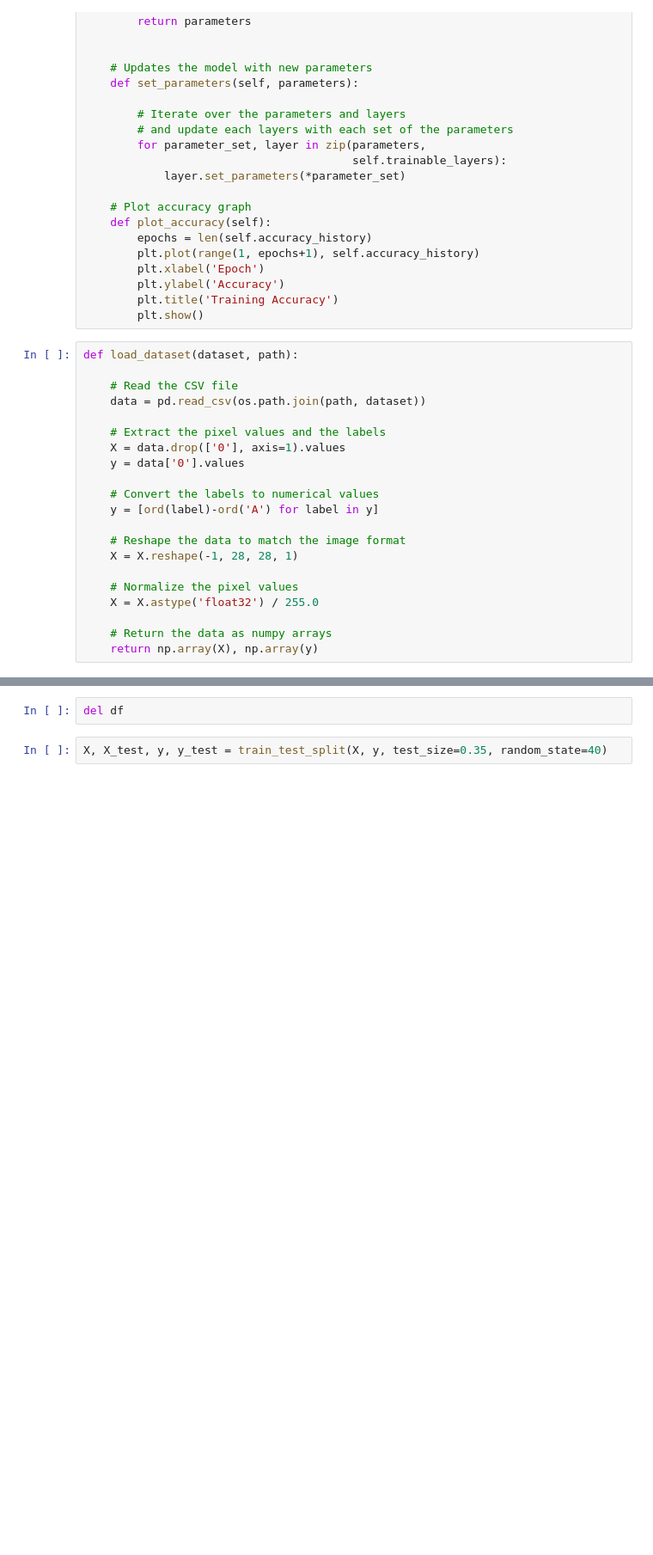
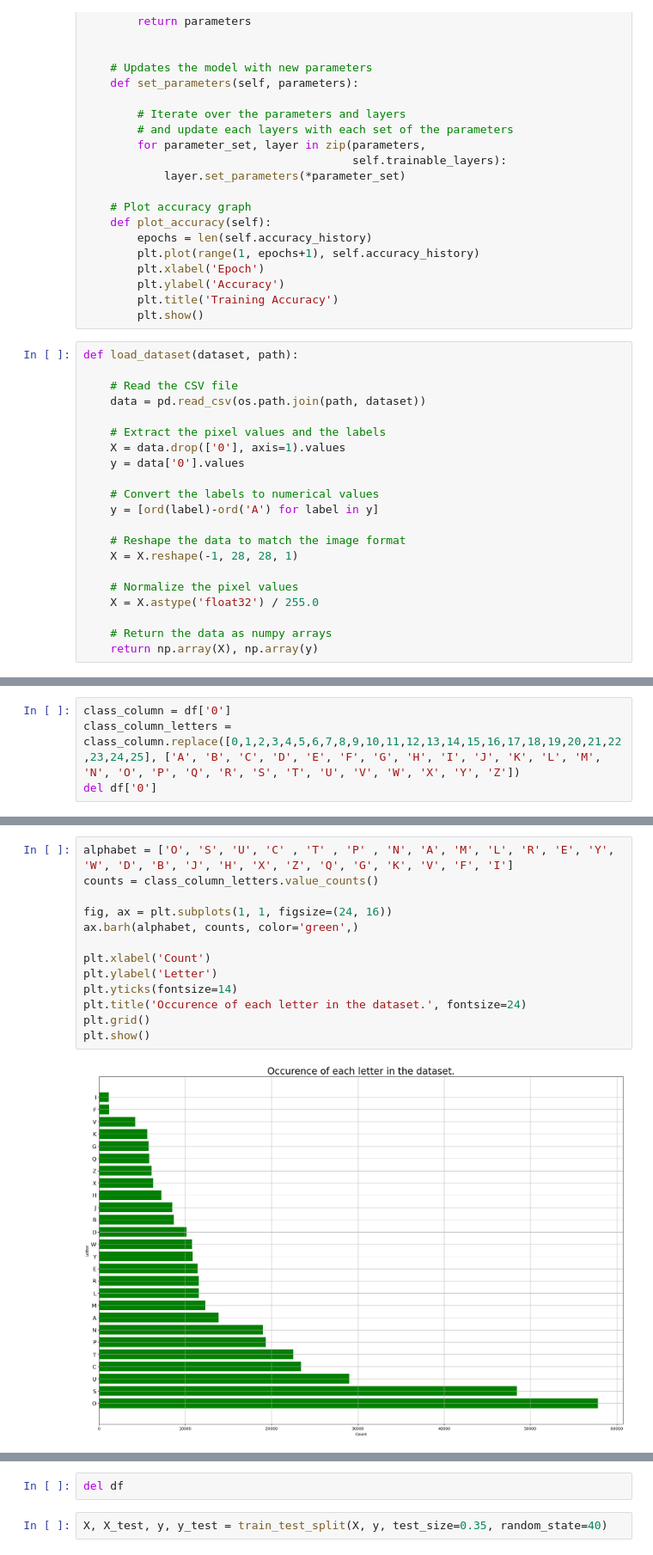
Before and after one commit to MirzaSubasic/letter-recognition, a Jupyter notebook: letter reckognition from scratch 2.ipynb, the cells around one changed output, grey strips where cells are left out. Shown at 86% size. Saved outputs shown, nothing was run; the diff lists cells and outputs as text; blank space fills up the shorter version.

```diff
--- a/letter reckognition from scratch 2.ipynb
+++ b/letter reckognition from scratch 2.ipynb
@@ -782,0 +777,4 @@ y = class_column
+# %%
+class_column = df['0']
+class_column_letters = class_column.replace([0,1,2,3,4,5,6,7,8,9,10,11,12,13,14,15,16,17,18,19,20,21,22,23,24,25], ['A', 'B', 'C', 'D', 'E', 'F', 'G', 'H', 'I', 'J', 'K', 'L', 'M', 'N', 'O', 'P', 'Q', 'R', 'S', 'T', 'U', 'V', 'W', 'X', 'Y', 'Z'])
+del df['0']
@@ -782,0 +795,15 @@ y = class_column
+# %%
+alphabet = ['O', 'S', 'U', 'C' , 'T' , 'P' , 'N', 'A', 'M', 'L', 'R', 'E', 'Y', 'W', 'D', 'B', 'J', 'H', 'X', 'Z', 'Q', 'G', 'K', 'V', 'F', 'I']
+counts = class_column_letters.value_counts()
+
+fig, ax = plt.subplots(1, 1, figsize=(24, 16))
+ax.barh(alphabet, counts, color='green',)
+
+plt.xlabel('Count')
+plt.ylabel('Letter')
+plt.yticks(fontsize=14)
+plt.title('Occurence of each letter in the dataset.', fontsize=24)
+plt.grid()
+plt.show()
+# %% [output]
+[figure, added]
```
Also changed, not shown: parts of 12 cells of this notebook.
